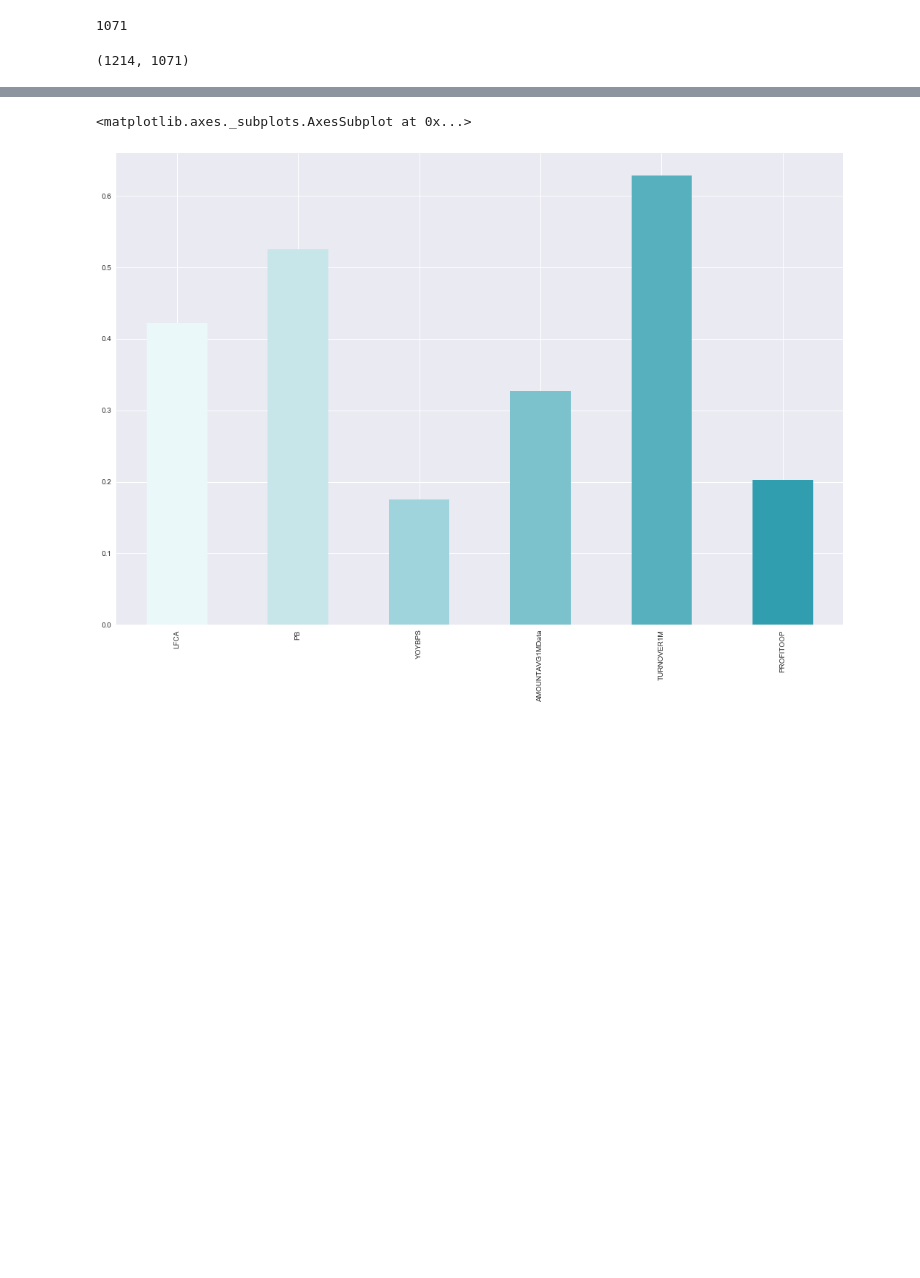
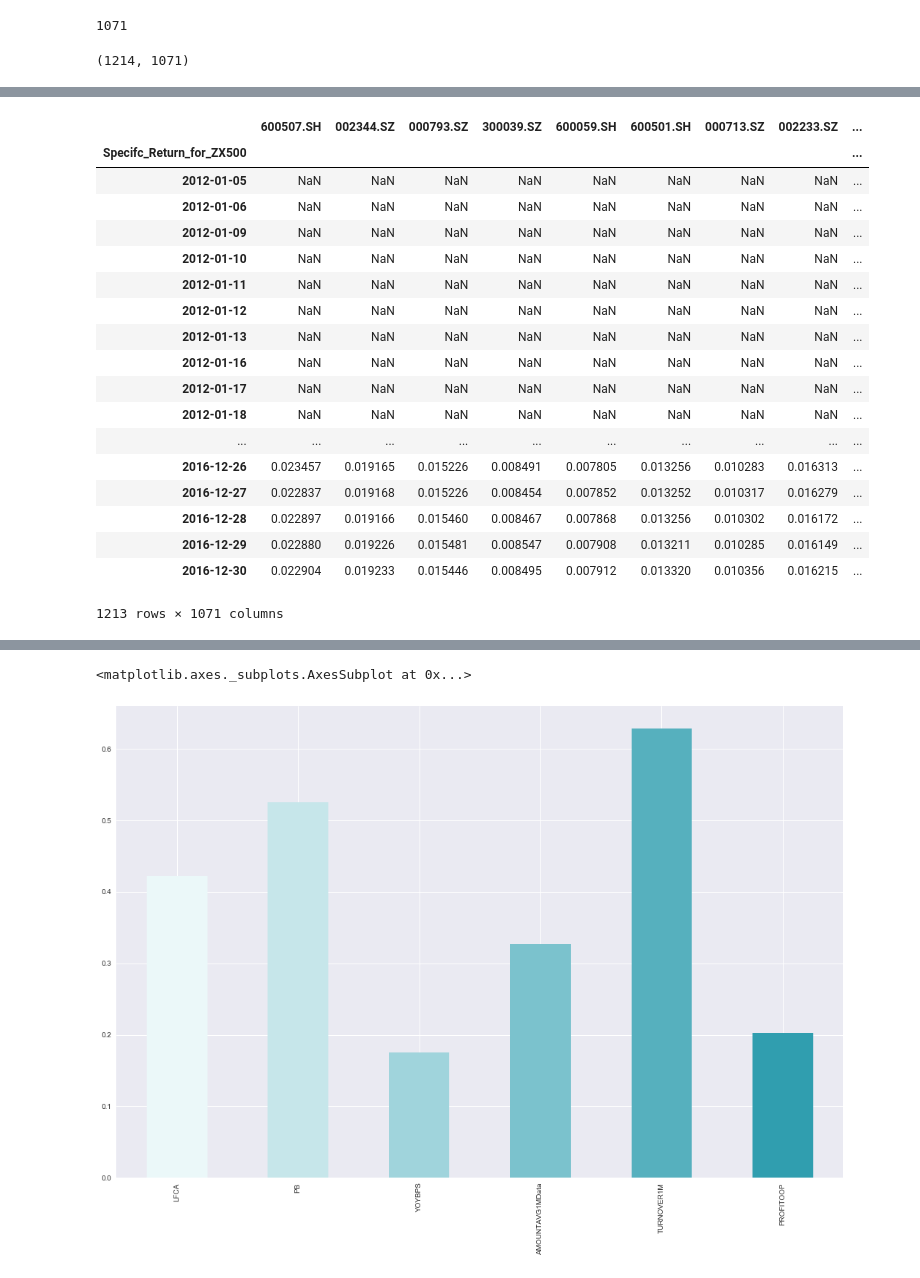
Before and after one commit to kamiseko/factor-test, a Jupyter notebook: Barra Risk Model.ipynb, the cells around one changed output, grey strips where cells are left out. Drawn from its saved outputs; the diff is of its cells as text; code cells hidden in the pictures; blank space fills up the shorter version.

```diff
--- a/Barra Risk Model.ipynb
+++ b/Barra Risk Model.ipynb
@@ -261,0 +350,3 @@ factorPvalue
+# %%
+factordic = {'LFCA':LFCAPData, 'PB':PBData, 'YOYBPS':YOYBPSData, 'AMOUNTAVG1MData':AMOUNTAVG1MData, 'TURNOVER1M' :TURNOVER1MData,\
+                                                              'PROFITOOP':PROFITOOPData}
@@ -261,0 +371,6 @@ factorPvalue
+# %%
+# set weight for WLS
+weightdf = pd.read_csv(path+filenameFCAP,infer_datetime_format=True,parse_dates=[0],index_col=0).loc[startTime:endTime]
+weightdf = fillData(weightdf,stkPool)
+# the square root is the weight
+weight = np.sqrt(weightdf)
@@ -261,0 +392,28 @@ factorPvalue
+# %%
+specDF = multiFactorReg(activeReturnDF,factordic,WLS=True,weightdf = weight)[0]
+
+specDF.index.name = 'Specifc_Return_for_ZX500'
+
+specDF = specDF.rolling(min_periods=20,window=60,center=False).std()
+
+specDF
+# %% [output]
+|  | 600507.SH | 002344.SZ | 000793.SZ | 300039.SZ | 600059.SH | 600501.SH | 000713.SZ | 002233.SZ | ... |
+| Specifc_Return_for_ZX500 |  |  |  |  |  |  |  |  | ... |
+| 2012-01-05 | NaN | NaN | NaN | NaN | NaN | NaN | NaN | NaN | ... |
+| 2012-01-06 | NaN | NaN | NaN | NaN | NaN | NaN | NaN | NaN | ... |
+| 2012-01-09 | NaN | NaN | NaN | NaN | NaN | NaN | NaN | NaN | ... |
+| 2012-01-10 | NaN | NaN | NaN | NaN | NaN | NaN | NaN | NaN | ... |
+| 2012-01-11 | NaN | NaN | NaN | NaN | NaN | NaN | NaN | NaN | ... |
+| 2012-01-12 | NaN | NaN | NaN | NaN | NaN | NaN | NaN | NaN | ... |
+| 2012-01-13 | NaN | NaN | NaN | NaN | NaN | NaN | NaN | NaN | ... |
+| 2012-01-16 | NaN | NaN | NaN | NaN | NaN | NaN | NaN | NaN | ... |
+| 2012-01-17 | NaN | NaN | NaN | NaN | NaN | NaN | NaN | NaN | ... |
+| 2012-01-18 | NaN | NaN | NaN | NaN | NaN | NaN | NaN | NaN | ... |
+| ... | ... | ... | ... | ... | ... | ... | ... | ... | ... |
+| 2016-12-26 | 0.023457 | 0.019165 | 0.015226 | 0.008491 | 0.007805 | 0.013256 | 0.010283 | 0.016313 | ... |
+| 2016-12-27 | 0.022837 | 0.019168 | 0.015226 | 0.008454 | 0.007852 | 0.013252 | 0.010317 | 0.016279 | ... |
+| 2016-12-28 | 0.022897 | 0.019166 | 0.015460 | 0.008467 | 0.007868 | 0.013256 | 0.010302 | 0.016172 | ... |
+| 2016-12-29 | 0.022880 | 0.019226 | 0.015481 | 0.008547 | 0.007908 | 0.013211 | 0.010285 | 0.016149 | ... |
+| 2016-12-30 | 0.022904 | 0.019233 | 0.015446 | 0.008495 | 0.007912 | 0.013320 | 0.010356 | 0.016215 | ... |
+1213 rows × 1071 columns
```
Also changed, not shown: parts of 70 cells of this notebook, 4 other files.
